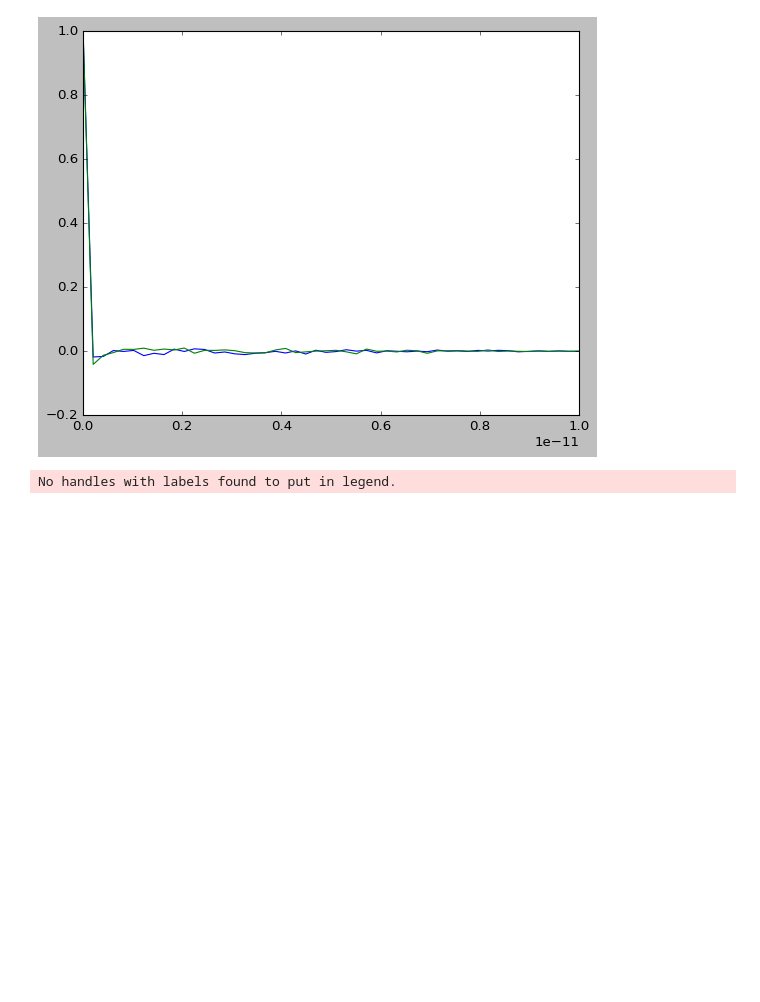
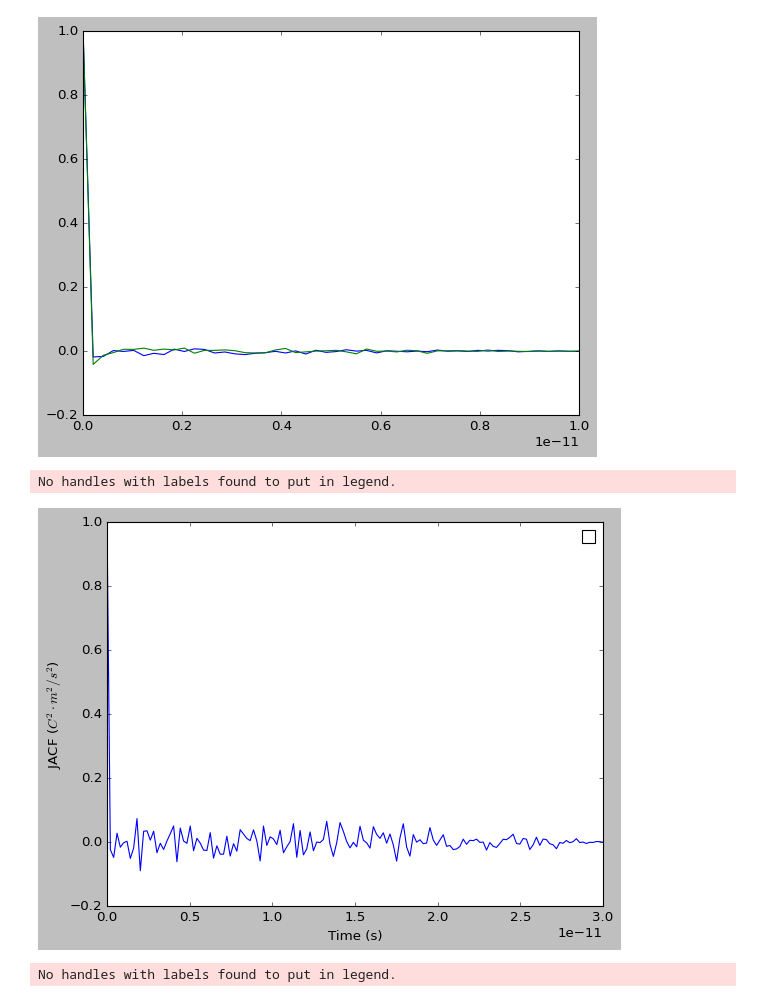
Before and after one commit to zincware/MDSuite, a Jupyter notebook: tutorials/walkthrough_notebooks/MDSuite_Binary_Salt_Walkthrough.ipynb, the cells around one changed output. Saved outputs shown, nothing was run; the diff lists cells and outputs as text; code cells hidden in the pictures; blank space fills up the shorter version.

```diff
--- a/tutorials/walkthrough_notebooks/MDSuite_Binary_Salt_Walkthrough.ipynb
+++ b/tutorials/walkthrough_notebooks/MDSuite_Binary_Salt_Walkthrough.ipynb
@@ -129,7 +129,10 @@ NaCl_1400K.run_computation.GreenKuboSelfDiffusionCoefficients(plot=True, data_ra
 # %% [output]
 [figure]
 # %%
-#NaCl_1400K.run_computation.GreenKuboIonicConductivity(plot=True, data_range=150)
+NaCl_1400K.run_computation.GreenKuboIonicConductivity(plot=True, data_range=150)
+# %% [output]
+No handles with labels found to put in legend.
+[figure, added]
 # %%
 #NaCl_1400K.run_visualization()
 # %%
```
Also changed, not shown: parts of 2 cells of this notebook, 8 other files.
